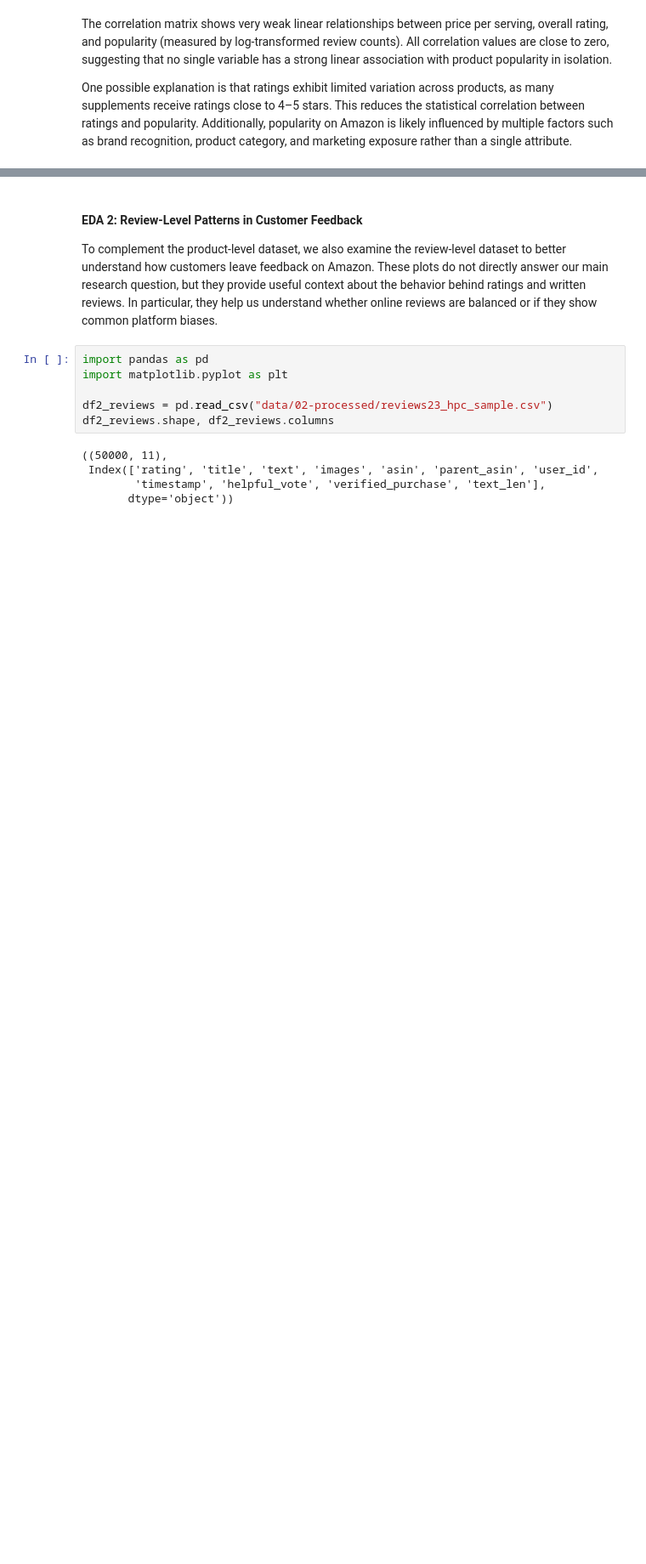
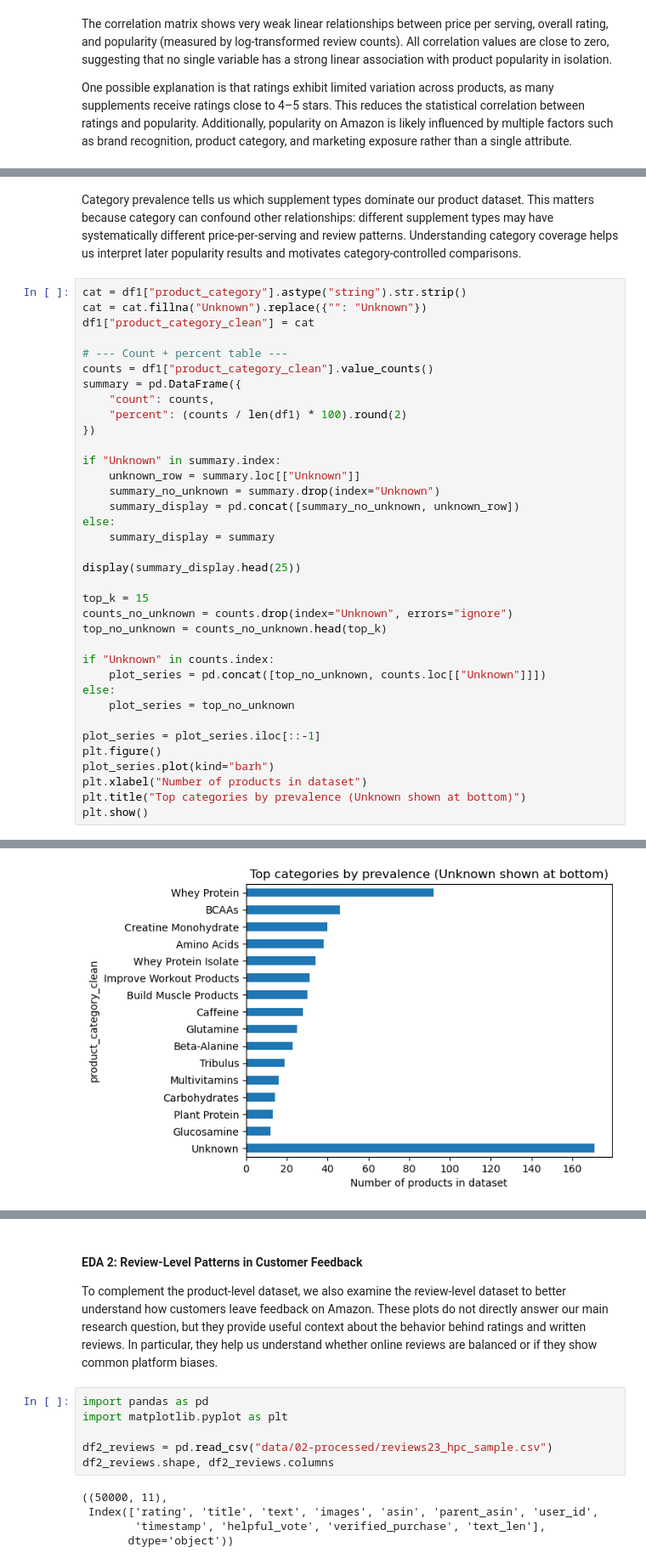
Before and after one commit to COGS108/Group129_WI26, a Jupyter notebook: 03-FinalProject.ipynb, the cells around one changed output, grey strips where cells are left out. Shown at 85% size. Saved outputs shown, nothing was run; the diff lists cells and outputs as text; blank space fills up the shorter version.

```diff
--- a/03-FinalProject.ipynb
+++ b/03-FinalProject.ipynb
@@ -658,0 +703,39 @@ One possible explanation is that ratings exhibit limited variation across produc
+# %% [markdown]
+Category prevalence tells us which supplement types dominate our product dataset. This matters because category can confound other relationships: different supplement types may have systematically different price-per-serving and review patterns. Understanding category coverage helps us interpret later popularity results and motivates category-controlled comparisons.
+# %%
+cat = df1["product_category"].astype("string").str.strip()
+cat = cat.fillna("Unknown").replace({"": "Unknown"})
+df1["product_category_clean"] = cat
+
+# --- Count + percent table ---
+counts = df1["product_category_clean"].value_counts()
+summary = pd.DataFrame({
+    "count": counts,
+    "percent": (counts / len(df1) * 100).round(2)
+})
+
+if "Unknown" in summary.index:
+    unknown_row = summary.loc[["Unknown"]]
+    summary_no_unknown = summary.drop(index="Unknown")
+    summary_display = pd.concat([summary_no_unknown, unknown_row])
+else:
+    summary_display = summary
+
+display(summary_display.head(25))
+
+top_k = 15
+counts_no_unknown = counts.drop(index="Unknown", errors="ignore")
+top_no_unknown = counts_no_unknown.head(top_k)
+
+if "Unknown" in counts.index:
+    plot_series = pd.concat([top_no_unknown, counts.loc[["Unknown"]]])
+else:
+    plot_series = top_no_unknown
+
+plot_series = plot_series.iloc[::-1]
+plt.figure()
+plot_series.plot(kind="barh")
+plt.xlabel("Number of products in dataset")
+plt.title("Top categories by prevalence (Unknown shown at bottom)")
+plt.show()
+# %% [output]
@@ -658,0 +760 @@ One possible explanation is that ratings exhibit limited variation across produc
+[figure, added]
```
Also changed, not shown: parts of 15 cells of this notebook.
